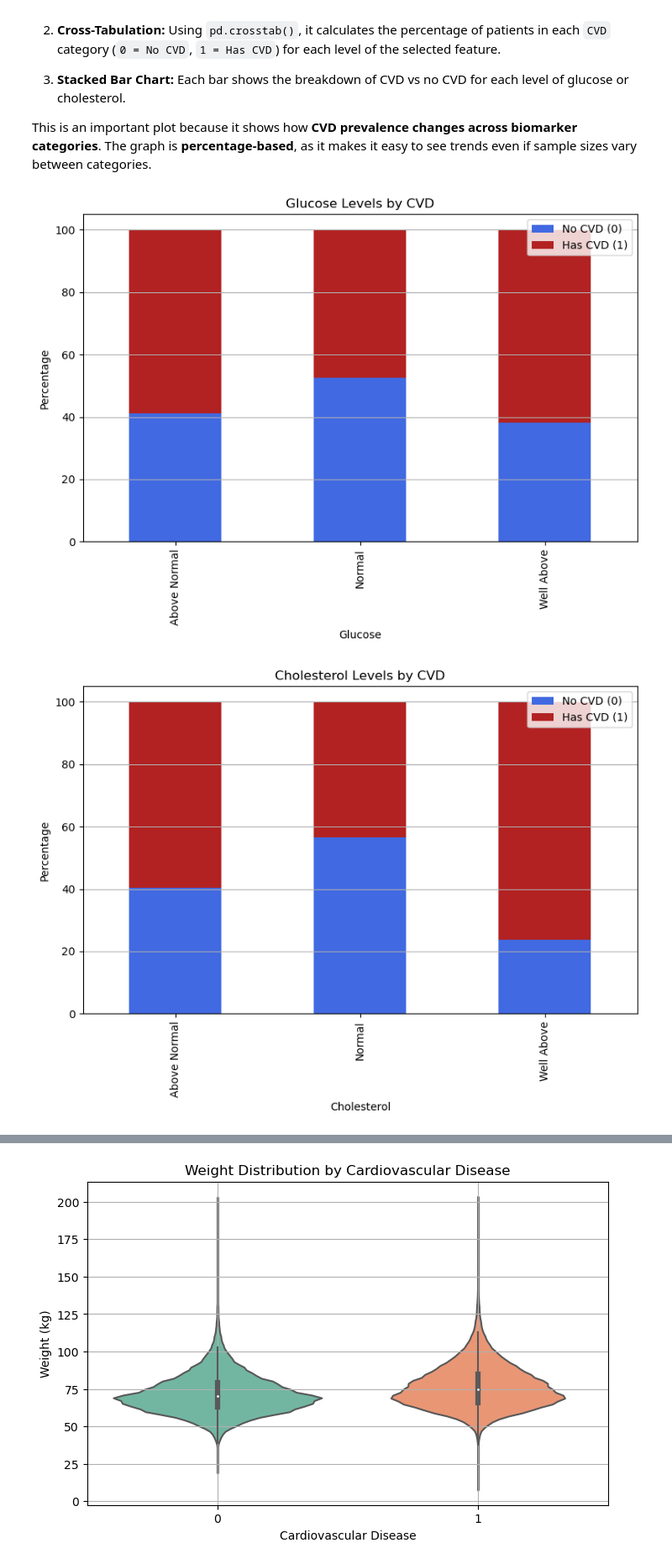
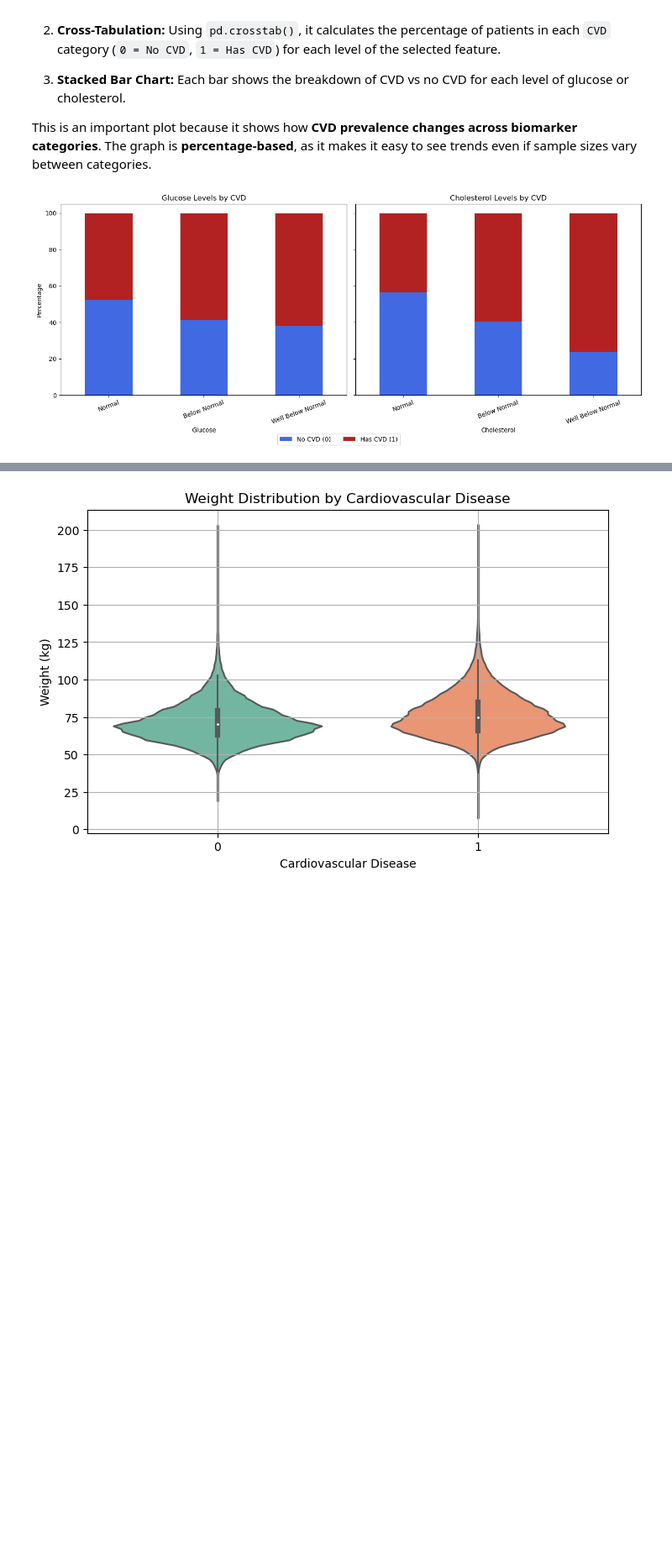
Before and after one commit to ebavarsad/ebavarsad, a Jupyter notebook: kaggle/cardiovascular_disease_research.ipynb, the cells around one changed output, grey strips where cells are left out. Shown at 84% size. Cells and saved outputs as stored; diff of their text form; code cells hidden in the pictures; blank space fills up the shorter version.

```diff
--- a/kaggle/cardiovascular_disease_research.ipynb
+++ b/kaggle/cardiovascular_disease_research.ipynb
@@ -91,7 +91,7 @@ def cleaner_df(df, map_names):
 
     return df
 
-MAP_NAMES = {1: 'Normal', 2: 'Above Normal', 3: 'Well Above'}
+MAP_NAMES = {1: 'Normal', 2: 'Below Normal', 3: 'Well Below Normal'}
 
 clean_heart_df = cleaner_df(heart_df, MAP_NAMES)
 # %% [output]
@@ -316,27 +316,44 @@ Next, the `plot_stacked_bar()` function generates **stacked bar charts** that sh
 
 This is an important plot because it shows how **CVD prevalence changes across biomarker categories**.  The graph is **percentage-based**, as it makes it easy to see trends even if sample sizes vary between categories.
 # %%
-def plot_stacked_bar(df, feature, label_map):
+def plot_stacked_bar(df, label_map):
 
-    # Replace the numerical labels with descriptive labels
     df = df.copy()
-    df[feature + '_label'] = df[feature].map(label_map)
+    df['Glucose_Label'] = df['Glucose'].map(label_map)
+    df['Cholesterol_Label'] = df['Cholesterol'].map(label_map)
 
-    # Create cross-tab and normalize by row
-    cross_tab = pd.crosstab(df[feature + '_label'], df['CVD'], normalize = 'index') * 100
+    order = list(label_map.values())
 
-    # Plot stacked bar chart
-    cross_tab.plot(kind = 'bar', stacked = True, figsize = (8, 6), color = ['royalblue', 'firebrick'])
-    plt.title(f'{feature.capitalize()} Levels by CVD')
-    plt.ylabel('Percentage')
-    plt.xlabel(feature.capitalize())
-    plt.legend(['No CVD (0)', 'Has CVD (1)'])
-    plt.grid(True, axis = 'y')
-    plt.tight_layout()
+    # Create cross-tabs
+    glucose_tab = pd.crosstab(df['Glucose_Label'], df['CVD'], normalize = 'index') * 100
+    chol_tab = pd.crosstab(df['Cholesterol_Label'], df['CVD'], normalize = 'index') * 100
+
+    fig, axes = plt.subplots(1, 2, figsize = (14, 6), sharey = True)
+
+    # Glucose subplot
+    glucose_tab.loc[order].plot(kind = 'bar', stacked = True, ax = axes[0], color = ['royalblue', 'firebrick'])
+    axes[0].set_title('Glucose Levels by CVD')
+    axes[0].set_ylabel('Percentage')
+    axes[0].set_xlabel('Glucose')
+    axes[0].set_xticklabels(order, rotation = 20)
+    axes[0].get_legend().remove()  # remove legend from subplot
+
+    # Cholesterol subplot
+    chol_tab.loc[order].plot(kind = 'bar', stacked = True, ax = axes[1], color = ['royalblue', 'firebrick'])
+    axes[1].set_title('Cholesterol Levels by CVD')
+    axes[1].set_ylabel('')
+    axes[1].set_xlabel('Cholesterol')
+    axes[1].set_xticklabels(order, rotation = 20)
+    axes[1].get_legend().remove()  # remove legend from subplot
+
+    # Shared legend at the bottom
+    handles, labels = axes[1].get_legend_handles_labels()
+    fig.legend(handles, ['No CVD (0)', 'Has CVD (1)'],
+               loc = 'lower center', ncol = 2, bbox_to_anchor = (0.5, 0.02))
+
+    plt.tight_layout(rect = [0, 0.05, 1, 1])
     plt.show()
 
-plot_stacked_bar(clean_heart_df, 'Glucose', MAP_NAMES)
-plot_stacked_bar(clean_heart_df, 'Cholesterol', MAP_NAMES)
+plot_stacked_bar(clean_heart_df, MAP_NAMES)
 # %% [output]
-[figure, old version]
+[figure, new version]
-[figure, removed]
```
Also changed, not shown: parts of 15 cells of this notebook, 1 other file.
